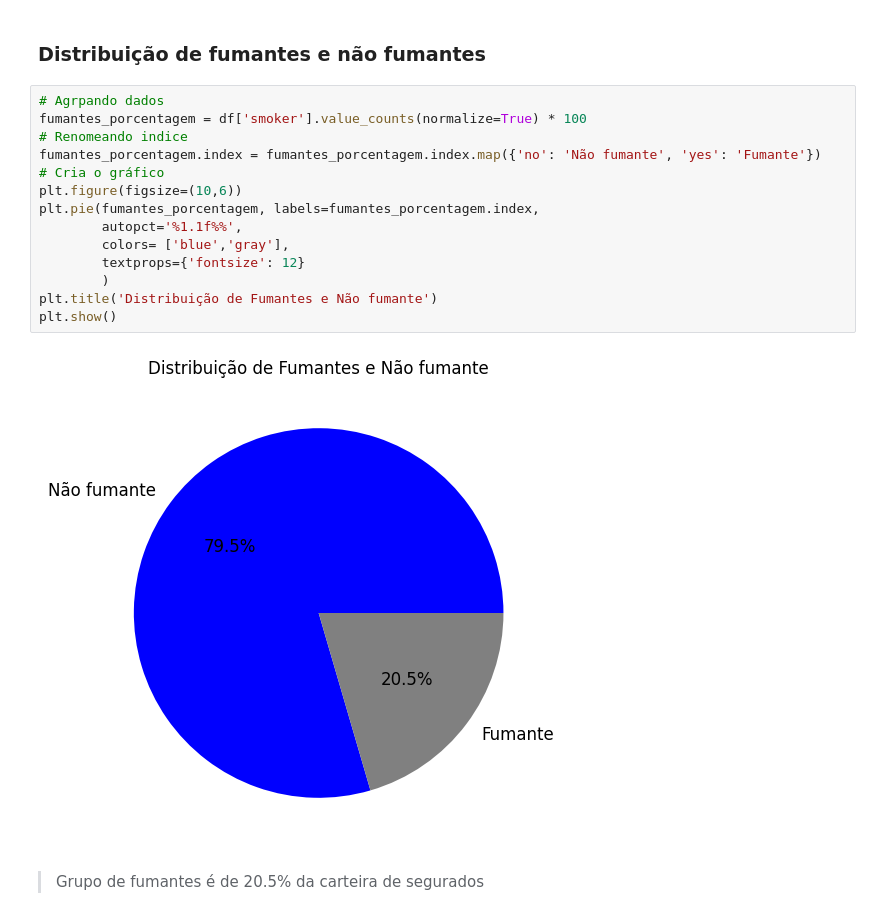
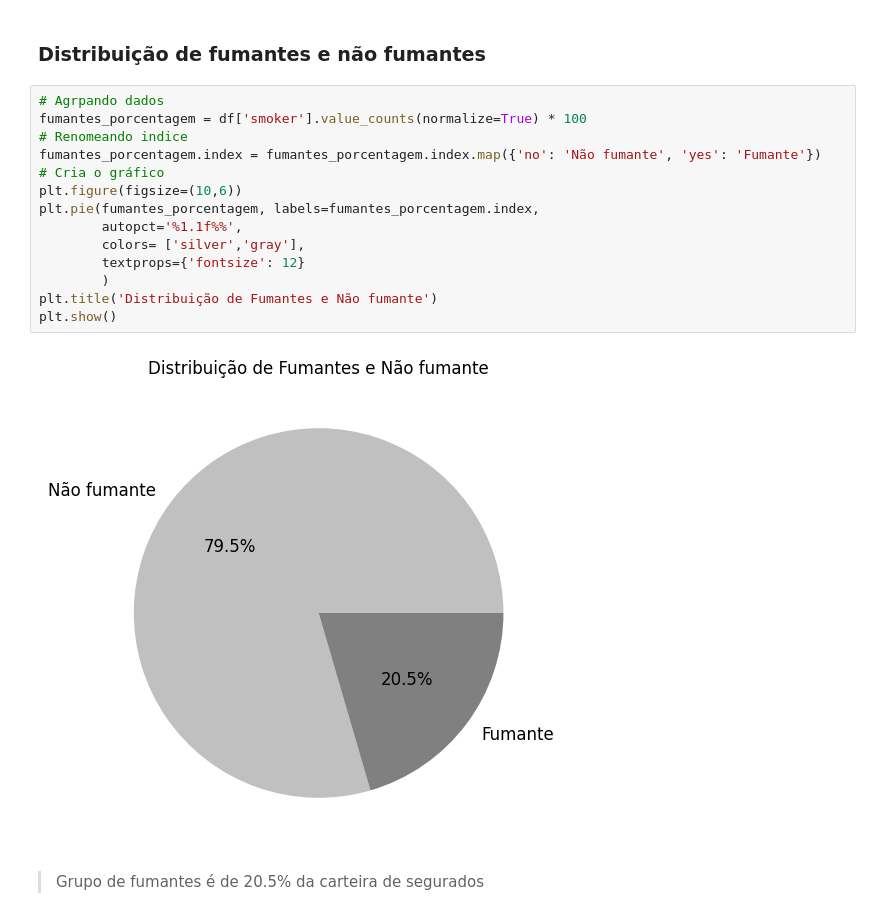
Before and after one commit to fabiobaroliveira/projeto_seguradora_seguro_saude, a Jupyter notebook: analise_exploratoria_seguro_saude.ipynb, the cells around one changed output. Saved outputs shown, nothing was run; the diff lists cells and outputs as text.

```diff
--- a/analise_exploratoria_seguro_saude.ipynb
+++ b/analise_exploratoria_seguro_saude.ipynb
@@ -266,19 +266,19 @@ plt.show()
 # %%
 # Agrpando dados
 fumantes_porcentagem = df['smoker'].value_counts(normalize=True) * 100
 # Renomeando indice
 fumantes_porcentagem.index = fumantes_porcentagem.index.map({'no': 'Não fumante', 'yes': 'Fumante'})
 # Cria o gráfico
 plt.figure(figsize=(10,6))
 plt.pie(fumantes_porcentagem, labels=fumantes_porcentagem.index,
         autopct='%1.1f%%',
-        colors= ['blue','gray'],
+        colors= ['silver','gray'],
         textprops={'fontsize': 12}
         )
 plt.title('Distribuição de Fumantes e Não fumante')
 plt.show()
 # %% [output]
-[figure, old version]
+[figure, new version]
 # %% [markdown]
 > Grupo de fumantes é de 20.5% da carteira de segurados
 # %% [markdown]
```
Also changed, not shown: parts of 12 cells of this notebook.
